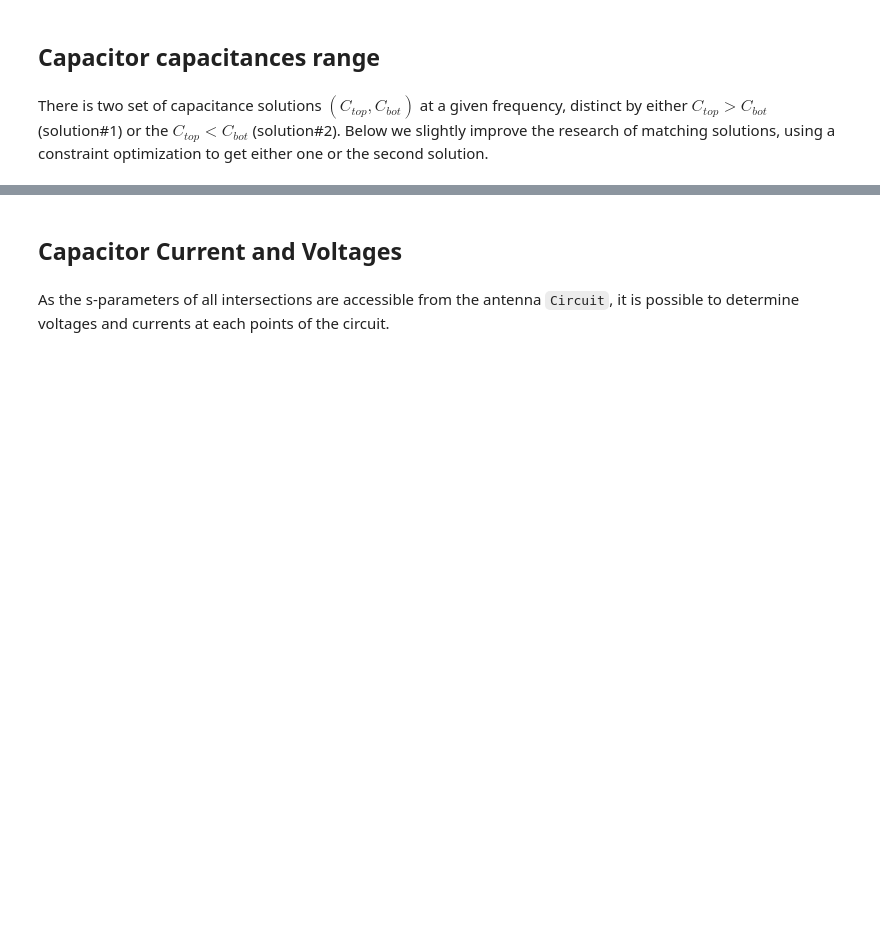
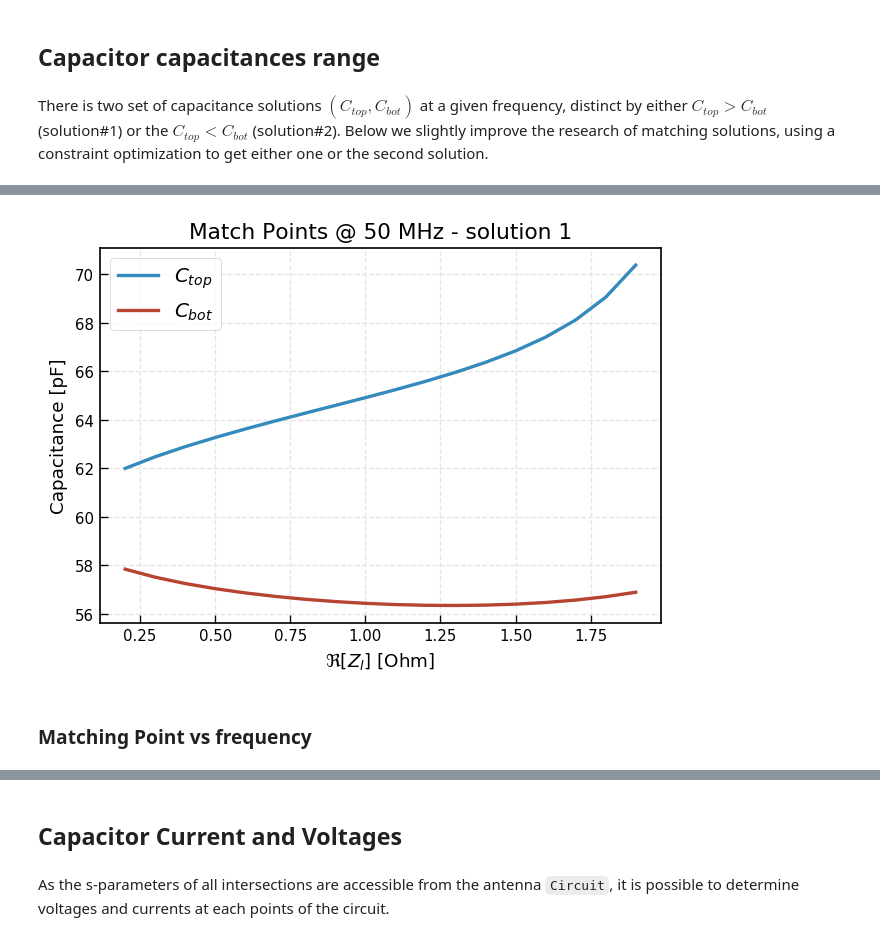
Before and after one commit to jhillairet/RFPPC2019, a Jupyter notebook: notebooks/WEST ICRH Antenna.ipynb, the cells around one changed output, grey strips where cells are left out. Cells and saved outputs as stored; diff of their text form; code cells hidden in the pictures; blank space fills up the shorter version.

```diff
--- a/notebooks/WEST ICRH Antenna.ipynb
+++ b/notebooks/WEST ICRH Antenna.ipynb
@@ -242,0 +245,11 @@ def find_match(f_match=55e6, z_load=1+30j, z_match=30-0j, solution_number=1):
+# %%
+freqs = 50e6  # Hz
+
+Cs_sol2 = []
+
+z_load = np.arange(0.2, 2, step=.1) + 30j
+z_match = 30 - 0j
+
+for z_l in tqdm(z_load):
+    Cs_sol2.append(find_match(f_match=freqs, solution_number=1,
+                   z_load=z_l, z_match=z_match))
@@ -243 +275,15 @@ def find_match(f_match=55e6, z_load=1+30j, z_match=30-0j, solution_number=1):
+# %%
+z_load = np.arange(0.2, 2, step=.1) + 30j
+# %%
+fig, ax = plt.subplots()
+ax.plot(np.real(z_load), Cs_sol2, lw=2)
+ax.legend(('$C_{top}$', '$C_{bot}$'), fontsize=12)
+ax.set_xlabel(r'$\Re\left[ Z_l \right]$ [Ohm]')
+ax.set_ylabel('Capacitance [pF]')
+ax.set_title('Match Points @ 50 MHz - solution 1')
+fig.savefig('MatchPoints50MHz.png', dpi=150)
+# %% [output]
+[figure, added]
+# %% [markdown]
+### Matching Point vs frequency
 # %%
```
Also changed, not shown: parts of 14 cells of this notebook, 1 other file.
